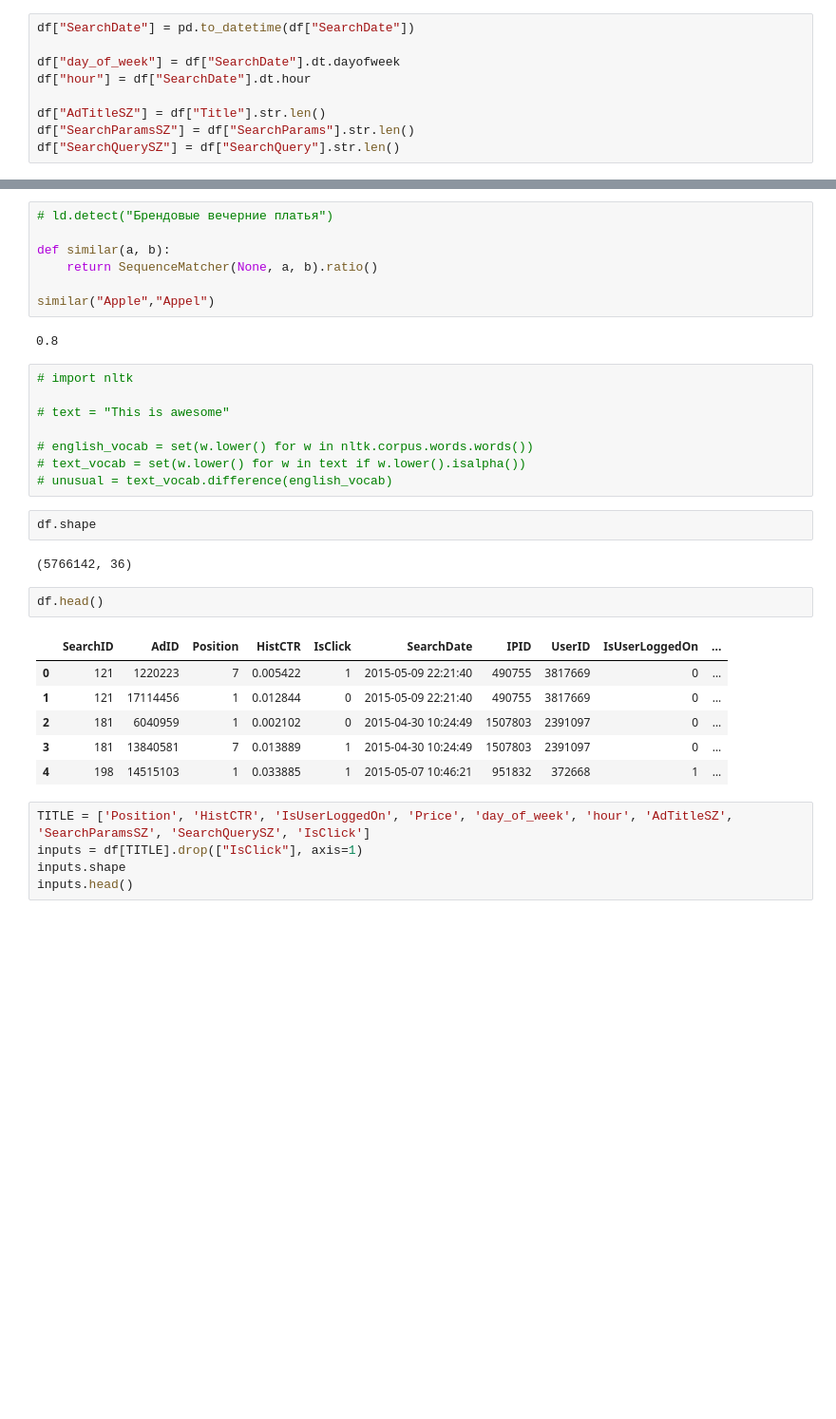
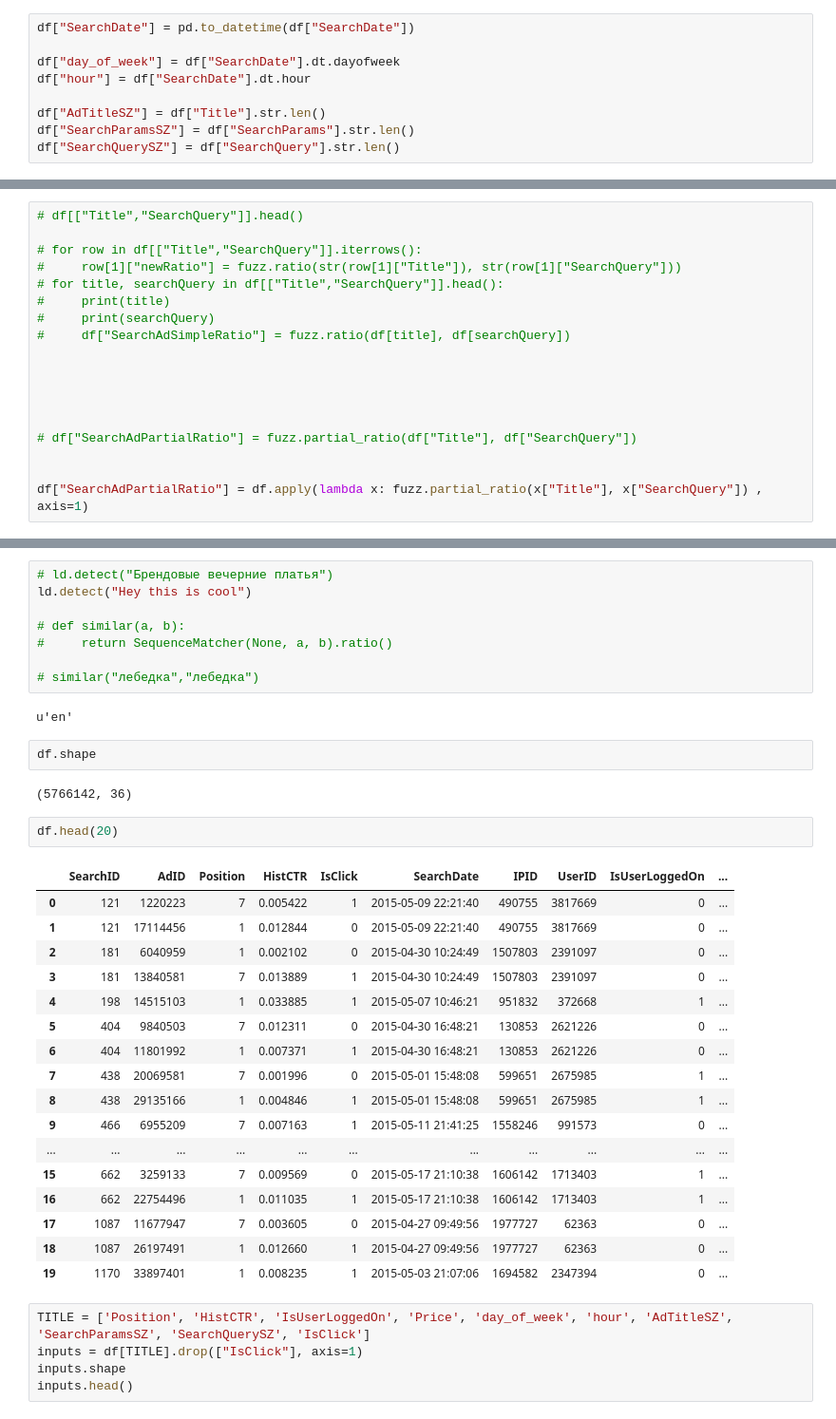
Before and after one commit to MazenAly/AdClickPrediction, a Jupyter notebook: notebooks/Arzam.ipynb, the cells around one changed output, grey strips where cells are left out. Shown: that part at 95% size. Cells and saved outputs as stored; diff of their text form; blank space fills up the shorter version.

```diff
--- a/notebooks/Arzam.ipynb
+++ b/notebooks/Arzam.ipynb
@@ -45,0 +44,18 @@ fuzz
+# %%
+# df[["Title","SearchQuery"]].head()
+
+# for row in df[["Title","SearchQuery"]].iterrows():
+#     row[1]["newRatio"] = fuzz.ratio(str(row[1]["Title"]), str(row[1]["SearchQuery"]))
+# for title, searchQuery in df[["Title","SearchQuery"]].head():
+#     print(title)
+#     print(searchQuery)
+#     df["SearchAdSimpleRatio"] = fuzz.ratio(df[title], df[searchQuery])
+
+
+
+
+
+# df["SearchAdPartialRatio"] = fuzz.partial_ratio(df["Title"], df["SearchQuery"])
+
+
+df["SearchAdPartialRatio"] = df.apply(lambda x: fuzz.partial_ratio(x["Title"], x["SearchQuery"]) , axis=1)
@@ -46,33 +73,37 @@ fuzz
 # %%
 # ld.detect("Брендовые вечерние платья")
+ld.detect("Hey this is cool")
 
-def similar(a, b):
-    return SequenceMatcher(None, a, b).ratio()
+# def similar(a, b):
+#     return SequenceMatcher(None, a, b).ratio()
 
-similar("Apple","Appel")
+# similar("лебедка","лебедка")
 # %% [output]
-0.8
+u'en'
-# %%
-# import nltk
-
-# text = "This is awesome"
-
-# english_vocab = set(w.lower() for w in nltk.corpus.words.words())
-# text_vocab = set(w.lower() for w in text if w.lower().isalpha())
-# unusual = text_vocab.difference(english_vocab)
 # %%
 df.shape
 # %% [output]
 (5766142, 36)
 # %%
-df.head()
+df.head(20)
 # %% [output]
 |  | SearchID | AdID | Position | HistCTR | IsClick | SearchDate | IPID | UserID | IsUserLoggedOn | ... |
 | 0 | 121 | 1220223 | 7 | 0.005422 | 1 | 2015-05-09 22:21:40 | 490755 | 3817669 | 0 | ... |
 | 1 | 121 | 17114456 | 1 | 0.012844 | 0 | 2015-05-09 22:21:40 | 490755 | 3817669 | 0 | ... |
 | 2 | 181 | 6040959 | 1 | 0.002102 | 0 | 2015-04-30 10:24:49 | 1507803 | 2391097 | 0 | ... |
 | 3 | 181 | 13840581 | 7 | 0.013889 | 1 | 2015-04-30 10:24:49 | 1507803 | 2391097 | 0 | ... |
 | 4 | 198 | 14515103 | 1 | 0.033885 | 1 | 2015-05-07 10:46:21 | 951832 | 372668 | 1 | ... |
+| 5 | 404 | 9840503 | 7 | 0.012311 | 0 | 2015-04-30 16:48:21 | 130853 | 2621226 | 0 | ... |
+| 6 | 404 | 11801992 | 1 | 0.007371 | 1 | 2015-04-30 16:48:21 | 130853 | 2621226 | 0 | ... |
+| 7 | 438 | 20069581 | 7 | 0.001996 | 0 | 2015-05-01 15:48:08 | 599651 | 2675985 | 1 | ... |
+| 8 | 438 | 29135166 | 1 | 0.004846 | 1 | 2015-05-01 15:48:08 | 599651 | 2675985 | 1 | ... |
+| 9 | 466 | 6955209 | 7 | 0.007163 | 1 | 2015-05-11 21:41:25 | 1558246 | 991573 | 0 | ... |
+| ... | ... | ... | ... | ... | ... | ... | ... | ... | ... | ... |
+| 15 | 662 | 3259133 | 7 | 0.009569 | 0 | 2015-05-17 21:10:38 | 1606142 | 1713403 | 1 | ... |
+| 16 | 662 | 22754496 | 1 | 0.011035 | 1 | 2015-05-17 21:10:38 | 1606142 | 1713403 | 1 | ... |
+| 17 | 1087 | 11677947 | 7 | 0.003605 | 0 | 2015-04-27 09:49:56 | 1977727 | 62363 | 0 | ... |
+| 18 | 1087 | 26197491 | 1 | 0.012660 | 1 | 2015-04-27 09:49:56 | 1977727 | 62363 | 0 | ... |
+| 19 | 1170 | 33897401 | 1 | 0.008235 | 1 | 2015-05-03 21:07:06 | 1694582 | 2347394 | 0 | ... |
 # %%
 TITLE = ['Position', 'HistCTR', 'IsUserLoggedOn', 'Price', 'day_of_week', 'hour', 'AdTitleSZ', 'SearchParamsSZ', 'SearchQuerySZ', 'IsClick']
 inputs = df[TITLE].drop(["IsClick"], axis=1)
```
Also changed, not shown: parts of 7 cells of this notebook.
